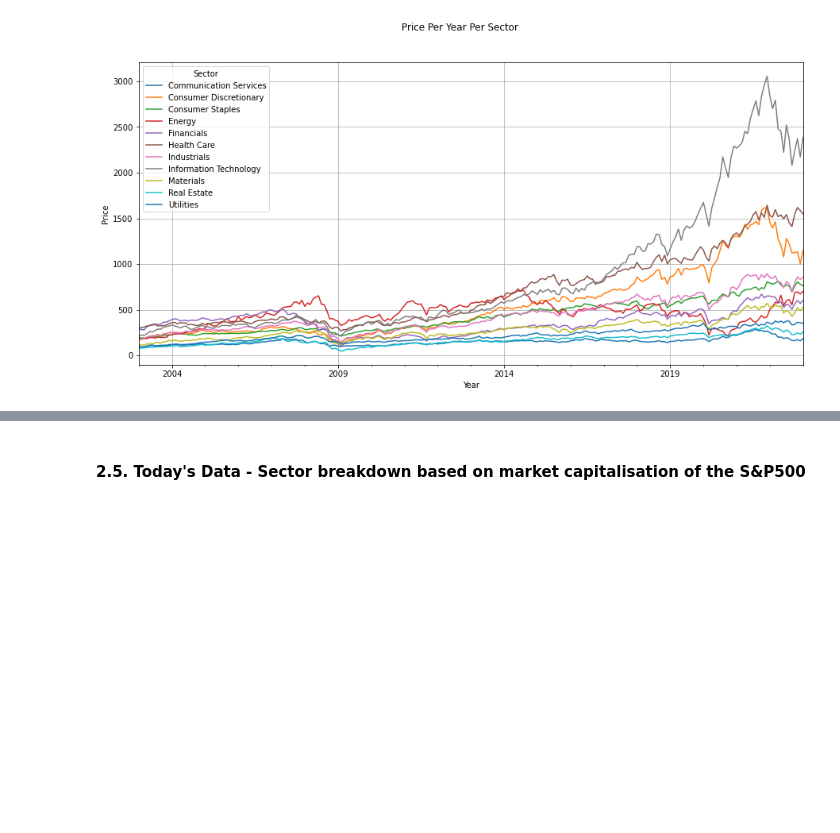
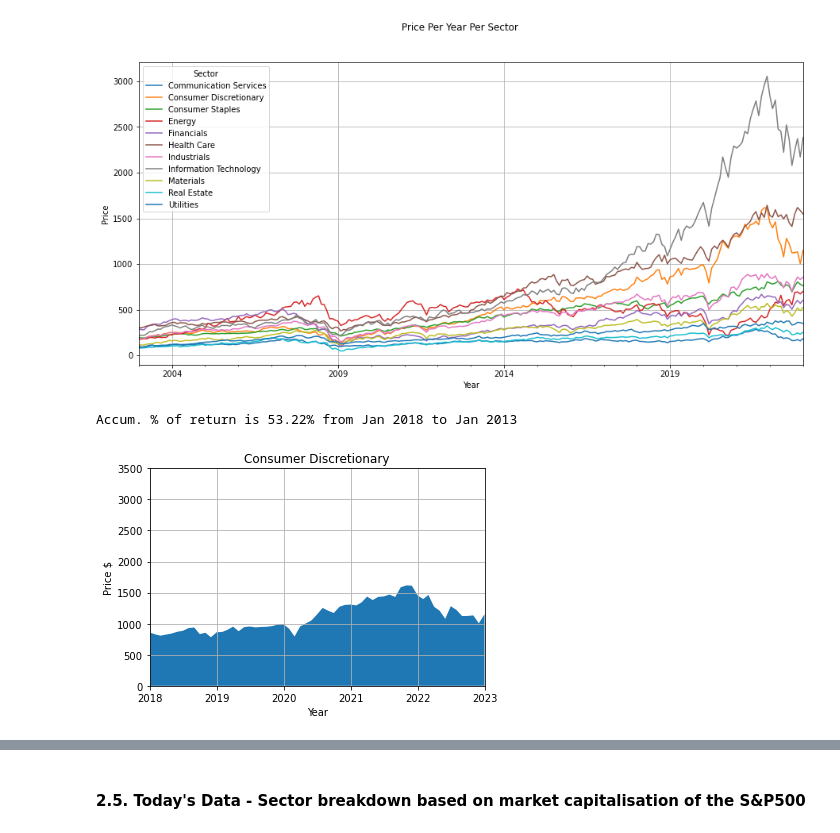
Before and after one commit to rocklurva/Mini-Project-1, a Jupyter notebook: main.ipynb, the cells around one changed output, grey strips where cells are left out. Cells and saved outputs as stored; diff of their text form; code cells hidden in the pictures; blank space fills up the shorter version.

```diff
--- a/main.ipynb
+++ b/main.ipynb
@@ -341,3 +341,28 @@ plt.ylabel("Price")
 # %% [output]
 Text(0, 0.5, 'Price')
 [figure]
+# %%
+# Performance of the secotrs based on stock price for the last 5 years 2003 to 2023
+
+start_date = '2018-01-01'
+end_date = '2023-01-01'
+
+# consumer_discretionary
+
+consumer_discretionary = clean_sectors_index_df.loc[clean_sectors_index_df["Sector"] == "Consumer Discretionary"]
+consumer_discretionary_filtered = consumer_discretionary[(consumer_discretionary['Date'] >= start_date) & (consumer_discretionary['Date'] <= end_date)]
+consumer_discretionary_return = consumer_discretionary_filtered["Change %"].sum() * 100
+
+print(f"Accum. % of return is {'{0:.2f}%'.format(consumer_discretionary_return)} from Jan 2018 to Jan 2013")
+
+plt.fill_between(consumer_discretionary_filtered["Date"] , consumer_discretionary_filtered["Price"])
+plt.grid ()
+plt.xlabel ("Year")
+plt.ylabel ("Price $")
+plt.xlim(consumer_discretionary_filtered["Date"].min(), consumer_discretionary_filtered["Date"].max())
+plt.ylim(0, 3500)
+plt.title("Consumer Discretionary")
+plt.show()
+# %% [output]
+Accum. % of return is 53.22% from Jan 2018 to Jan 2013
+[figure, added]
```
Also changed, not shown: parts of 11 cells of this notebook.
